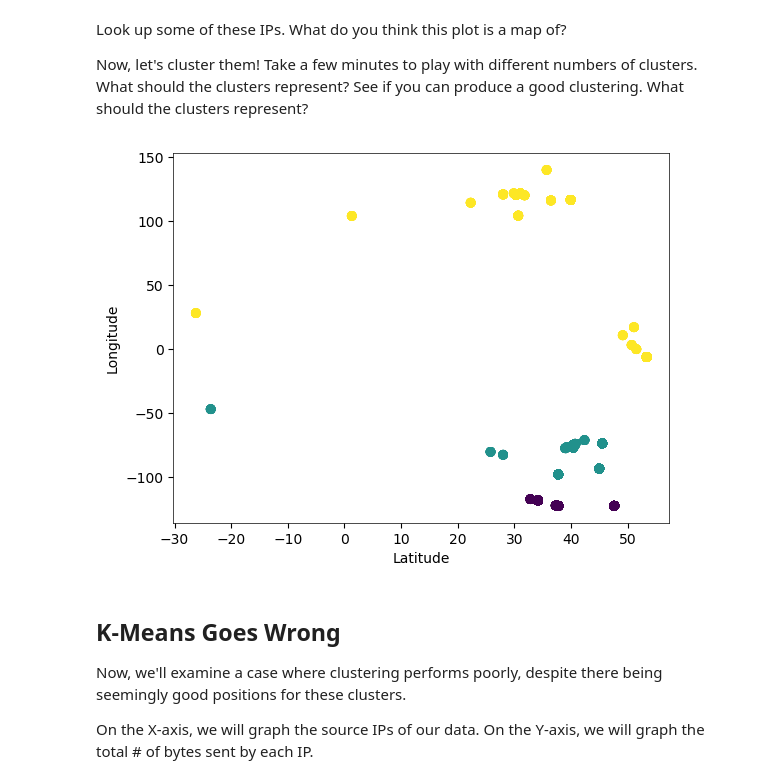
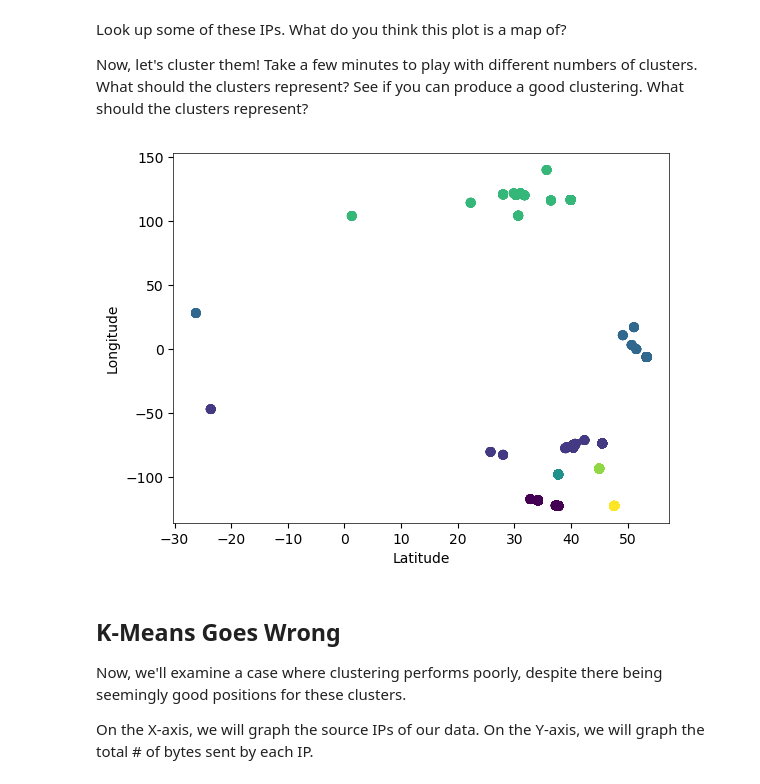
Before and after one commit to noise-lab/ml-networking, a Jupyter notebook: 4_Unsupervised.ipynb, the cells around one changed output. Drawn from its saved outputs; the diff is of its cells as text; code cells hidden in the pictures.

```diff
--- a/4_Unsupervised.ipynb
+++ b/4_Unsupervised.ipynb
@@ -91,18 +91,18 @@ Look up some of these IPs. What do you think this plot is a map of?
 
 Now, let's cluster them! Take a few minutes to play with different numbers of clusters. What should the clusters represent? See if you can produce a good clustering. What should the clusters represent?
 # %%
-kmeans = KMeans(n_clusters=3)
+kmeans = KMeans(n_clusters=7)
 
 kmeans_data = list(zip(lat_data, lon_data))
 kmeans.fit(kmeans_data)
 clusters = kmeans.predict(kmeans_data)
 
 plt.scatter(lat_data, lon_data, c=clusters)
 plt.xlabel("Latitude")
 plt.ylabel("Longitude")
 plt.show()
 # %% [output]
-[figure, old version]
+[figure, new version]
 # %% [markdown]
 ## K-Means Goes Wrong
 
```
Also changed, not shown: parts of 3 cells of this notebook, 5 other files.
